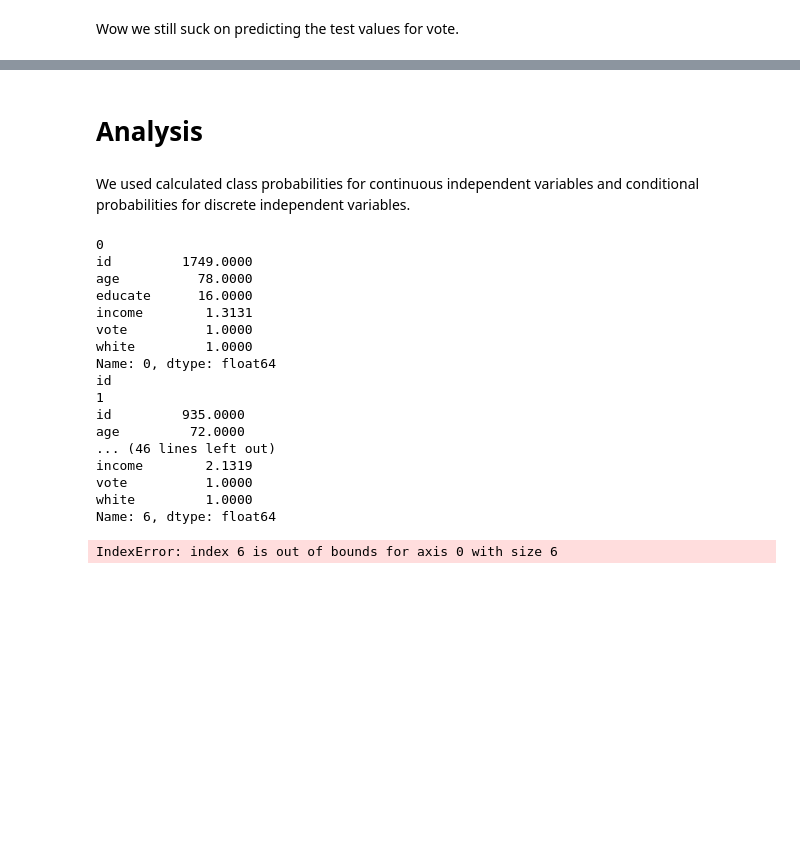
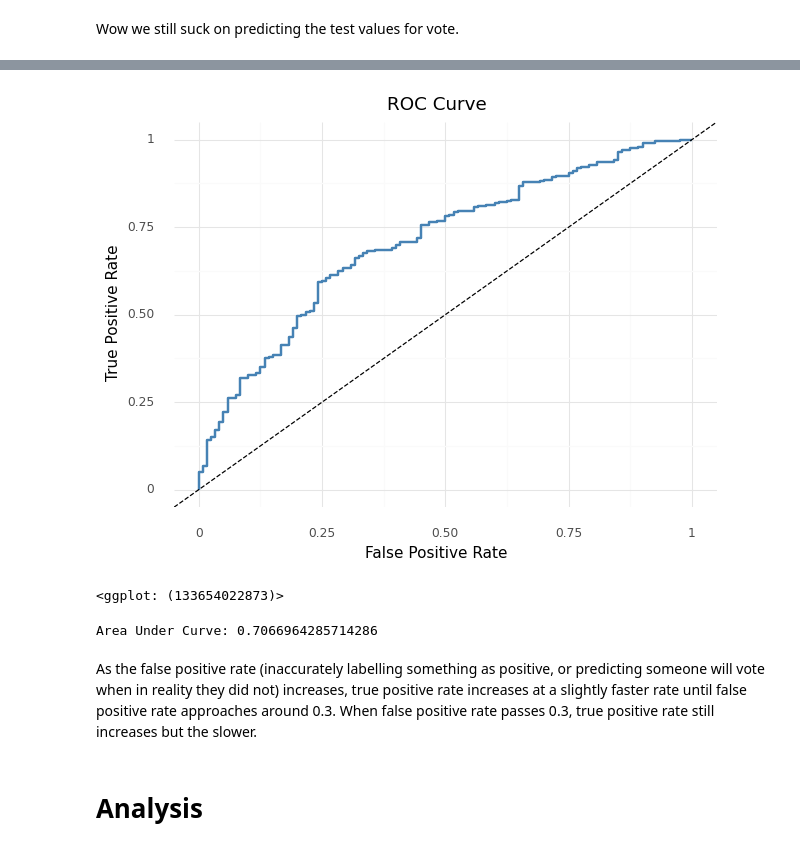
Before and after one commit to edunford/coding_discussions_ppol564_fall2020, a Jupyter notebook: 05_coding_discussion/Submissions/huynh_justine_jgh75.ipynb, the cells around one changed output, grey strips where cells are left out. Drawn from its saved outputs; the diff is of its cells as text; code cells hidden in the pictures; blank space fills up the shorter version.

```diff
--- a/05_coding_discussion/Submissions/huynh_justine_jgh75.ipynb
+++ b/05_coding_discussion/Submissions/huynh_justine_jgh75.ipynb
@@ -241,0 +265,16 @@ Wow we still suck on predicting the test values for vote.
+# %%
+# Organize our data real quick so it plugs into the sklearn API easily
+train_y = train["vote"]
+train_x = train[["age", "educate", "income", "white"]]
+test_y = test["vote"]
+test_x = test[["age", "educate", "income", "white"]]
+# %%
+# Instantiate the model class
+gnb = GaussianNB()
+gnb.fit(train_x, train_y) # Train
+
+# Predict
+y_pred = gnb.predict(test_x)
+
+# Out-of-sample performance
+m.accuracy_score(test_y,y_pred)
@@ -241,0 +294,4 @@ Wow we still suck on predicting the test values for vote.
+# %%
+probs = gnb.predict_proba(test_x)
+probs =  pd.DataFrame(probs,columns=gnb.classes_)
+probs.head(10)
@@ -242,28 +310,32 @@ Wow we still suck on predicting the test values for vote.
+# %%
+# Generate the False Positive Rate and True Positive Rate Given different thresholds
+fpr, tpr, thresholds = m.roc_curve(test_y, probs[1])
+# %%
+# Plot the ROC Curve
+(
+    ggplot(pd.DataFrame(dict(fpr = fpr,tpr = tpr)),
+           aes(x = "fpr",y = "tpr")) +
+    geom_path(color="steelblue",size=1) +
+
+    # a 45 degree line
+    geom_abline(intercept=0,slope=1,linetype="dashed") +
+    theme_minimal() +
+    labs(x = "False Positive Rate",
+         y = "True Positive Rate",
+         title = "ROC Curve") +
+    theme(figure_size=(7,5))
+)
+# %% [output]
+[figure, added]
+<ggplot: (133654022873)>
+# %%
+print(
+f"""
+Area Under Curve: {m.auc(fpr, tpr)}
+""")
+# %% [output]
+Area Under Curve: 0.7066964285714286
+# %% [markdown]
+As the false positive rate (inaccurately labelling something as positive, or predicting someone will vote when in reality they did not) increases, true positive rate increases at a slightly faster rate until false positive rate approaches around 0.3. When false positive rate passes 0.3, true positive rate still increases but the slower.
 # %% [markdown]
 # Analysis
-# %% [markdown]
-We used calculated class probabilities for continuous independent variables and conditional probabilities for discrete independent variables.
-# %%
-for i, row in train.iterrows():
-    print(i)
-    print(row)
-    print(row.index[i])
-# %% [output]
-0
-id         1749.0000
-age          78.0000
-educate      16.0000
-income        1.3131
-vote          1.0000
-white         1.0000
-Name: 0, dtype: float64
-id
-1
-id         935.0000
-age         72.0000
-... (46 lines left out)
-income        2.1319
-vote          1.0000
-white         1.0000
-Name: 6, dtype: float64
-IndexError: index 6 is out of bounds for axis 0 with size 6
```
Also changed, not shown: parts of 22 cells of this notebook.
